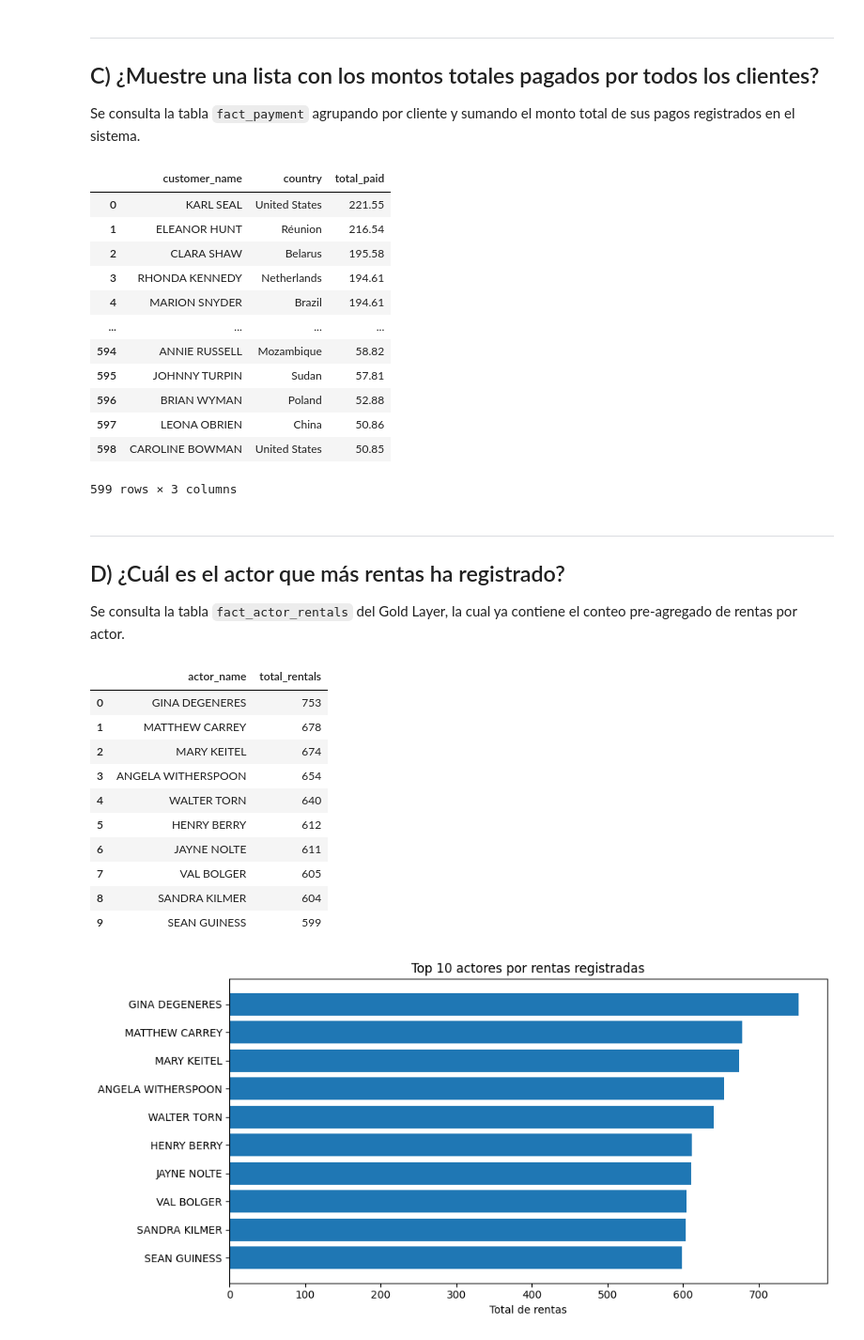
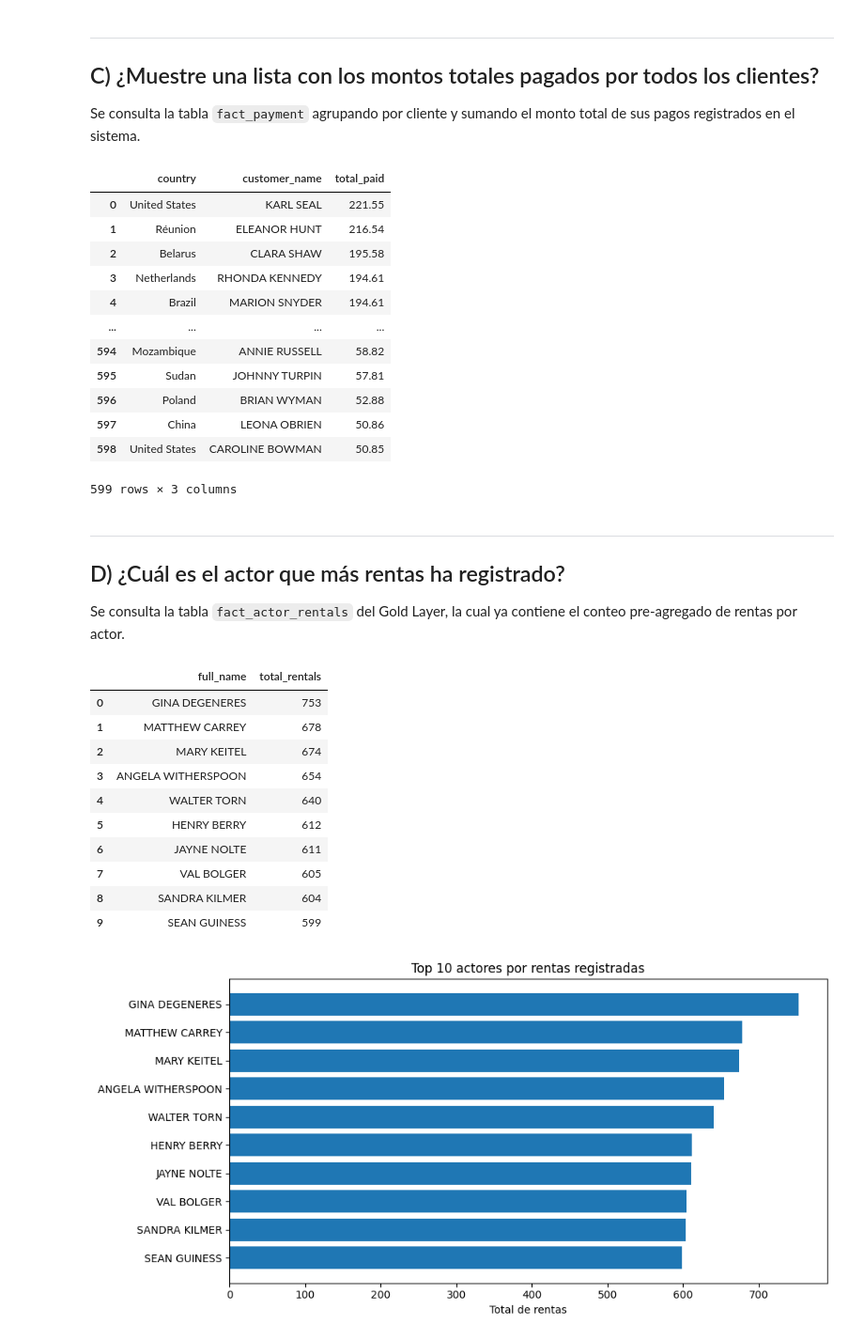
Before and after one commit to MJWunderlich/galileo-dw-datamart, a Jupyter notebook: notebooks/exploration.ipynb, the cells around one changed output. Shown at 94% size. Saved outputs shown, nothing was run; the diff lists cells and outputs as text; code cells hidden in the pictures.

```diff
--- a/notebooks/exploration.ipynb
+++ b/notebooks/exploration.ipynb
@@ -111,28 +113,29 @@ el monto total de sus pagos registrados en el sistema.
 # %%
 df_c = query("""
     SELECT
-        customer_name,
-        country,
-        SUM(amount) AS total_paid
+        dim_customer.country,
+        dim_customer.full_name AS customer_name,
+        SUM(fact_payment.amount) AS total_paid
     FROM sakila_gold.fact_payment
+    LEFT JOIN sakila_gold.dim_customer ON dim_customer.customer_id = fact_payment.customer_id
     GROUP BY customer_id, country, customer_name
     ORDER BY total_paid DESC
 """)
 
 df_c
 # %% [output]
-|  | customer_name | country | total_paid |
-| 0 | KARL SEAL | United States | 221.55 |
-| 1 | ELEANOR HUNT | Réunion | 216.54 |
-| 2 | CLARA SHAW | Belarus | 195.58 |
-| 3 | RHONDA KENNEDY | Netherlands | 194.61 |
-| 4 | MARION SNYDER | Brazil | 194.61 |
+|  | country | customer_name | total_paid |
+| 0 | United States | KARL SEAL | 221.55 |
+| 1 | Réunion | ELEANOR HUNT | 216.54 |
+| 2 | Belarus | CLARA SHAW | 195.58 |
+| 3 | Netherlands | RHONDA KENNEDY | 194.61 |
+| 4 | Brazil | MARION SNYDER | 194.61 |
 | ... | ... | ... | ... |
-| 594 | ANNIE RUSSELL | Mozambique | 58.82 |
-| 595 | JOHNNY TURPIN | Sudan | 57.81 |
-| 596 | BRIAN WYMAN | Poland | 52.88 |
-| 597 | LEONA OBRIEN | China | 50.86 |
-| 598 | CAROLINE BOWMAN | United States | 50.85 |
+| 594 | Mozambique | ANNIE RUSSELL | 58.82 |
+| 595 | Sudan | JOHNNY TURPIN | 57.81 |
+| 596 | Poland | BRIAN WYMAN | 52.88 |
+| 597 | China | LEONA OBRIEN | 50.86 |
+| 598 | United States | CAROLINE BOWMAN | 50.85 |
 599 rows × 3 columns
 # %% [markdown]
 ---
@@ -142,16 +145,17 @@ el conteo pre-agregado de rentas por actor.
 # %%
 df_d = query("""
     SELECT
-        full_name AS actor_name,
-        total_rentals
-    FROM sakila_gold.fact_actor_rentals
-    ORDER BY total_rentals DESC
-    LIMIT 10
+        a.full_name,
+        ar.total_rentals
+    FROM sakila_gold.agg_actor_rentals ar
+    JOIN sakila_gold.dim_actor a ON ar.actor_id = a.actor_id
+    ORDER BY ar.total_rentals DESC
+    LIMIT 10;
 """)
 
 df_d
 # %% [output]
-|  | actor_name | total_rentals |
+|  | full_name | total_rentals |
 | 0 | GINA DEGENERES | 753 |
 | 1 | MATTHEW CARREY | 678 |
 | 2 | MARY KEITEL | 674 |
```
Also changed, not shown: parts of 3 cells of this notebook.
